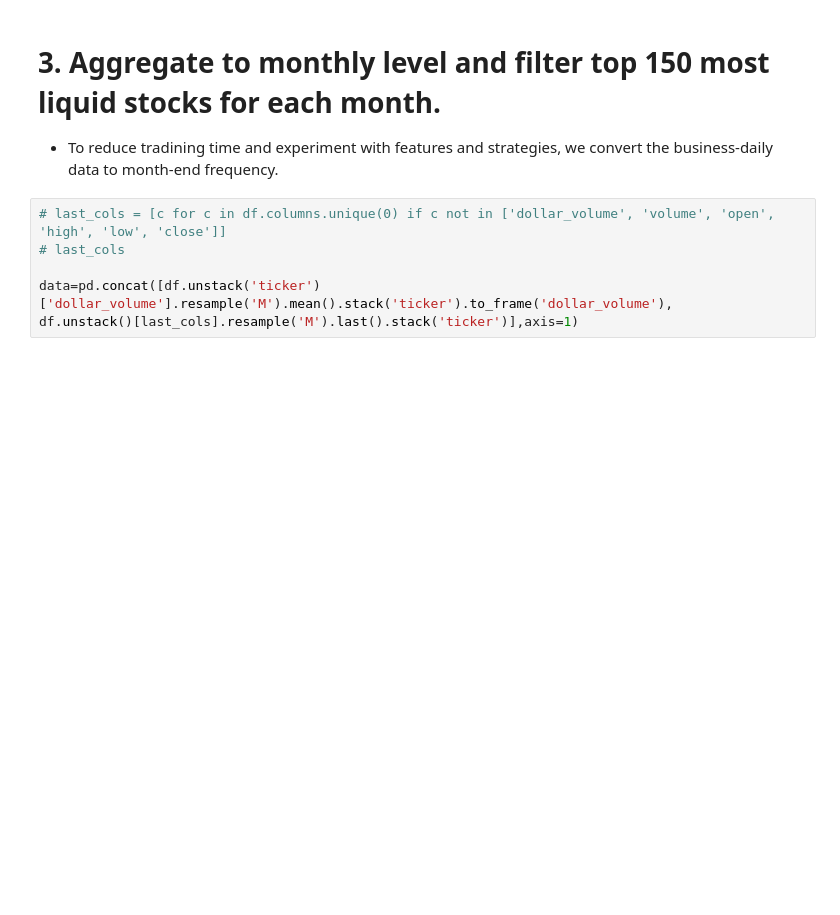
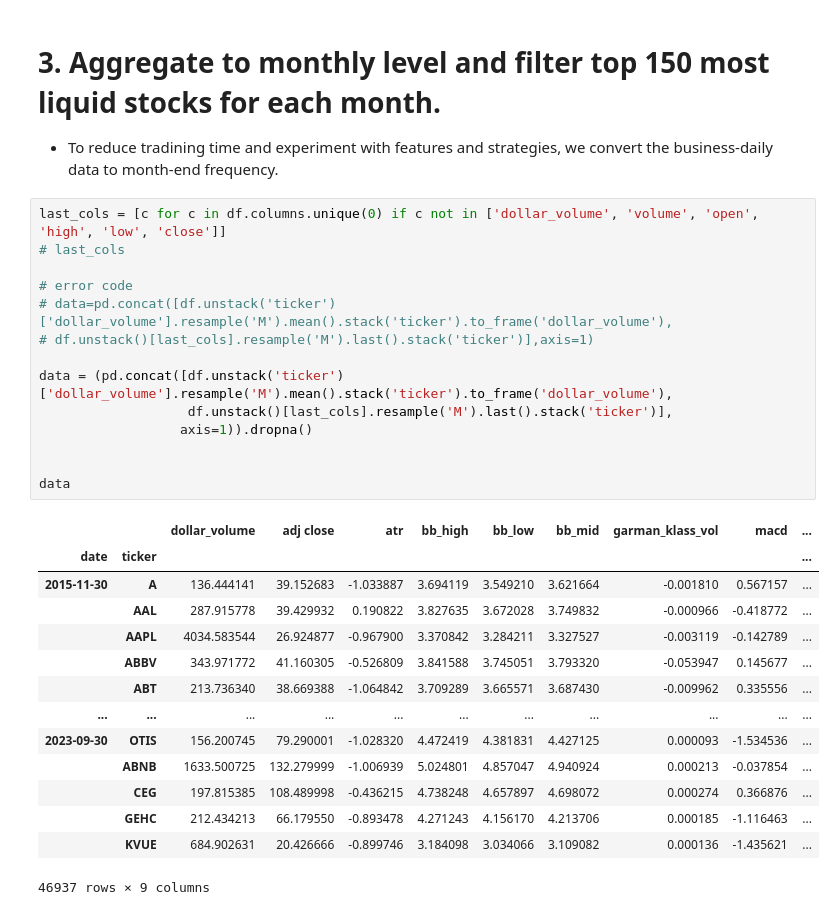
Before and after one commit to SeoDongOk/Algorithmic_Trading_YL, a Jupyter notebook: Unsupervised Learing Trading Strategy/Algothmic_Trading_ML_Learning_Quant_Strategies.ipynb, the cells around one changed output. Saved outputs shown, nothing was run; the diff lists cells and outputs as text; blank space fills up the shorter version.

```diff
--- a/Unsupervised Learing Trading Strategy/Algothmic_Trading_ML_Learning_Quant_Strategies.ipynb
+++ b/Unsupervised Learing Trading Strategy/Algothmic_Trading_ML_Learning_Quant_Strategies.ipynb
@@ -245,9 +245,32 @@ df
 
  - To reduce tradining time and experiment with features and strategies, we convert the business-daily data to month-end frequency.
 # %%
-# last_cols = [c for c in df.columns.unique(0) if c not in ['dollar_volume', 'volume', 'open', 'high', 'low', 'close']]
+last_cols = [c for c in df.columns.unique(0) if c not in ['dollar_volume', 'volume', 'open', 'high', 'low', 'close']]
 # last_cols
 
-data=pd.concat([df.unstack('ticker')['dollar_volume'].resample('M').mean().stack('ticker').to_frame('dollar_volume'),
-df.unstack()[last_cols].resample('M').last().stack('ticker')],axis=1)
+# error code
+# data=pd.concat([df.unstack('ticker')['dollar_volume'].resample('M').mean().stack('ticker').to_frame('dollar_volume'),
+# df.unstack()[last_cols].resample('M').last().stack('ticker')],axis=1)
+
+data = (pd.concat([df.unstack('ticker')['dollar_volume'].resample('M').mean().stack('ticker').to_frame('dollar_volume'),
+                   df.unstack()[last_cols].resample('M').last().stack('ticker')],
+                  axis=1)).dropna()
+
+
+data
+# %% [output]
+|  |  | dollar_volume | adj close | atr | bb_high | bb_low | bb_mid | garman_klass_vol | macd | ... |
+| date | ticker |  |  |  |  |  |  |  |  | ... |
+| 2015-11-30 | A | 136.444141 | 39.152683 | -1.033887 | 3.694119 | 3.549210 | 3.621664 | -0.001810 | 0.567157 | ... |
+|  | AAL | 287.915778 | 39.429932 | 0.190822 | 3.827635 | 3.672028 | 3.749832 | -0.000966 | -0.418772 | ... |
+|  | AAPL | 4034.583544 | 26.924877 | -0.967900 | 3.370842 | 3.284211 | 3.327527 | -0.003119 | -0.142789 | ... |
+|  | ABBV | 343.971772 | 41.160305 | -0.526809 | 3.841588 | 3.745051 | 3.793320 | -0.053947 | 0.145677 | ... |
+|  | ABT | 213.736340 | 38.669388 | -1.064842 | 3.709289 | 3.665571 | 3.687430 | -0.009962 | 0.335556 | ... |
+| ... | ... | ... | ... | ... | ... | ... | ... | ... | ... | ... |
+| 2023-09-30 | OTIS | 156.200745 | 79.290001 | -1.028320 | 4.472419 | 4.381831 | 4.427125 | 0.000093 | -1.534536 | ... |
+|  | ABNB | 1633.500725 | 132.279999 | -1.006939 | 5.024801 | 4.857047 | 4.940924 | 0.000213 | -0.037854 | ... |
+|  | CEG | 197.815385 | 108.489998 | -0.436215 | 4.738248 | 4.657897 | 4.698072 | 0.000274 | 0.366876 | ... |
+|  | GEHC | 212.434213 | 66.179550 | -0.893478 | 4.271243 | 4.156170 | 4.213706 | 0.000185 | -1.116463 | ... |
+|  | KVUE | 684.902631 | 20.426666 | -0.899746 | 3.184098 | 3.034066 | 3.109082 | 0.000136 | -1.435621 | ... |
+46937 rows × 9 columns
 # %%
```
Also changed, not shown: parts of 8 cells of this notebook, 2 other files.
